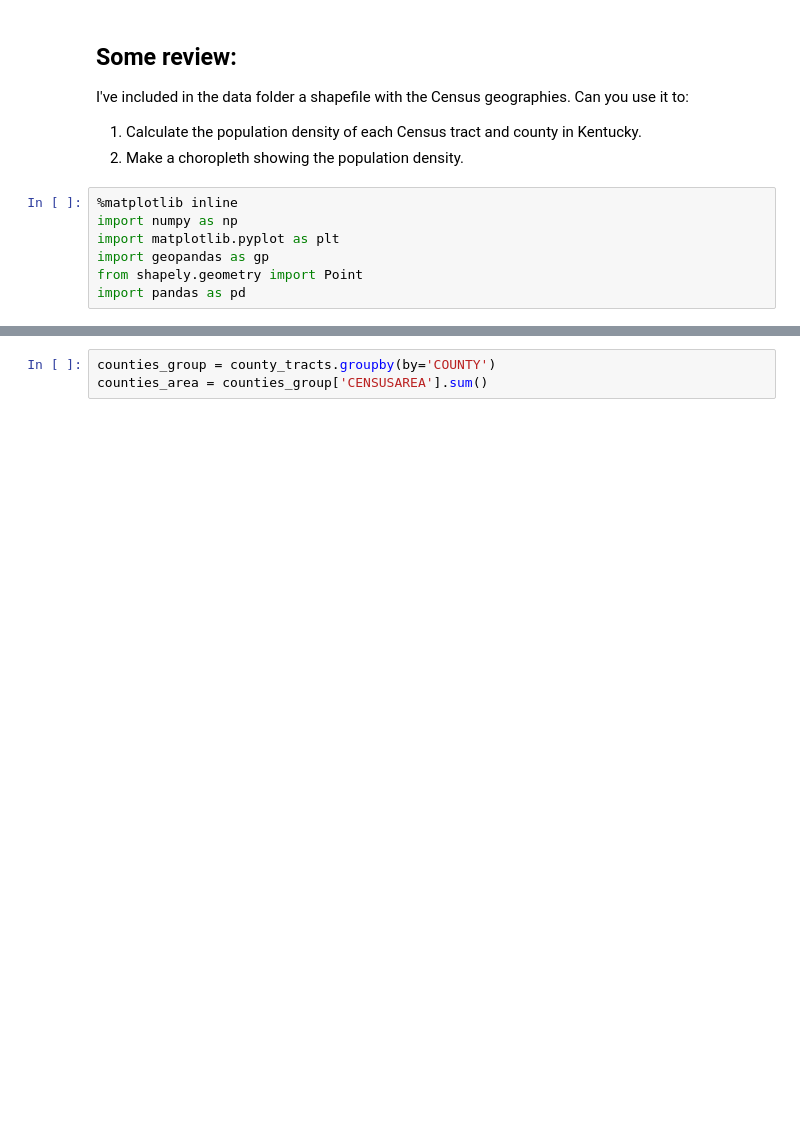
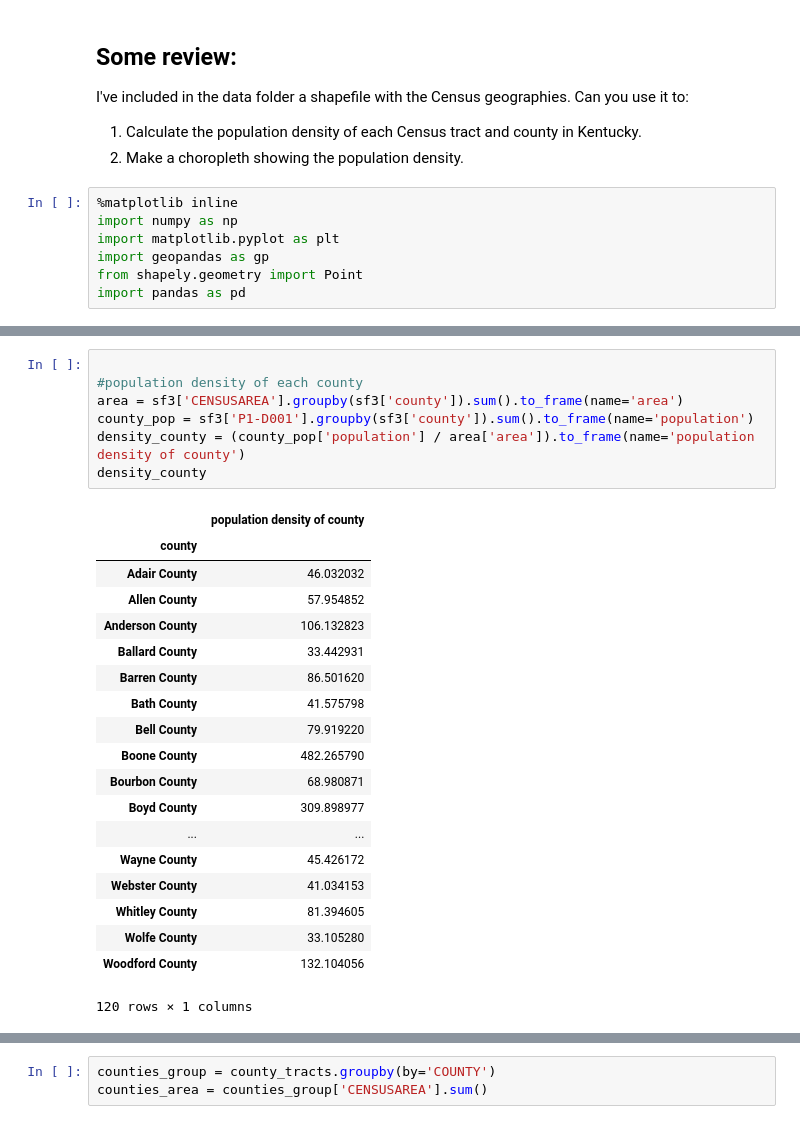
Before and after one commit to DanTheOnlyMan/ce599, a Jupyter notebook: 11-Grouping/groupby.ipynb, the cells around one changed output, grey strips where cells are left out. Cells and saved outputs as stored; diff of their text form; blank space fills up the shorter version.

```diff
--- a/11-Grouping/groupby.ipynb
+++ b/11-Grouping/groupby.ipynb
@@ -670,0 +666,27 @@ tracts.plot(column='pop_density', figsize=(15, 15))
+# %%
+
+#population density of each county
+area = sf3['CENSUSAREA'].groupby(sf3['county']).sum().to_frame(name='area')
+county_pop = sf3['P1-D001'].groupby(sf3['county']).sum().to_frame(name='population')
+density_county = (county_pop['population'] / area['area']).to_frame(name='population density of county')
+density_county
+# %% [output]
+|  | population density of county |
+| county |  |
+| Adair County | 46.032032 |
+| Allen County | 57.954852 |
+| Anderson County | 106.132823 |
+| Ballard County | 33.442931 |
+| Barren County | 86.501620 |
+| Bath County | 41.575798 |
+| Bell County | 79.919220 |
+| Boone County | 482.265790 |
+| Bourbon County | 68.980871 |
+| Boyd County | 309.898977 |
+| ... | ... |
+| Wayne County | 45.426172 |
+| Webster County | 41.034153 |
+| Whitley County | 81.394605 |
+| Wolfe County | 33.105280 |
+| Woodford County | 132.104056 |
+120 rows × 1 columns
```
Also changed, not shown: parts of 10 cells of this notebook.
